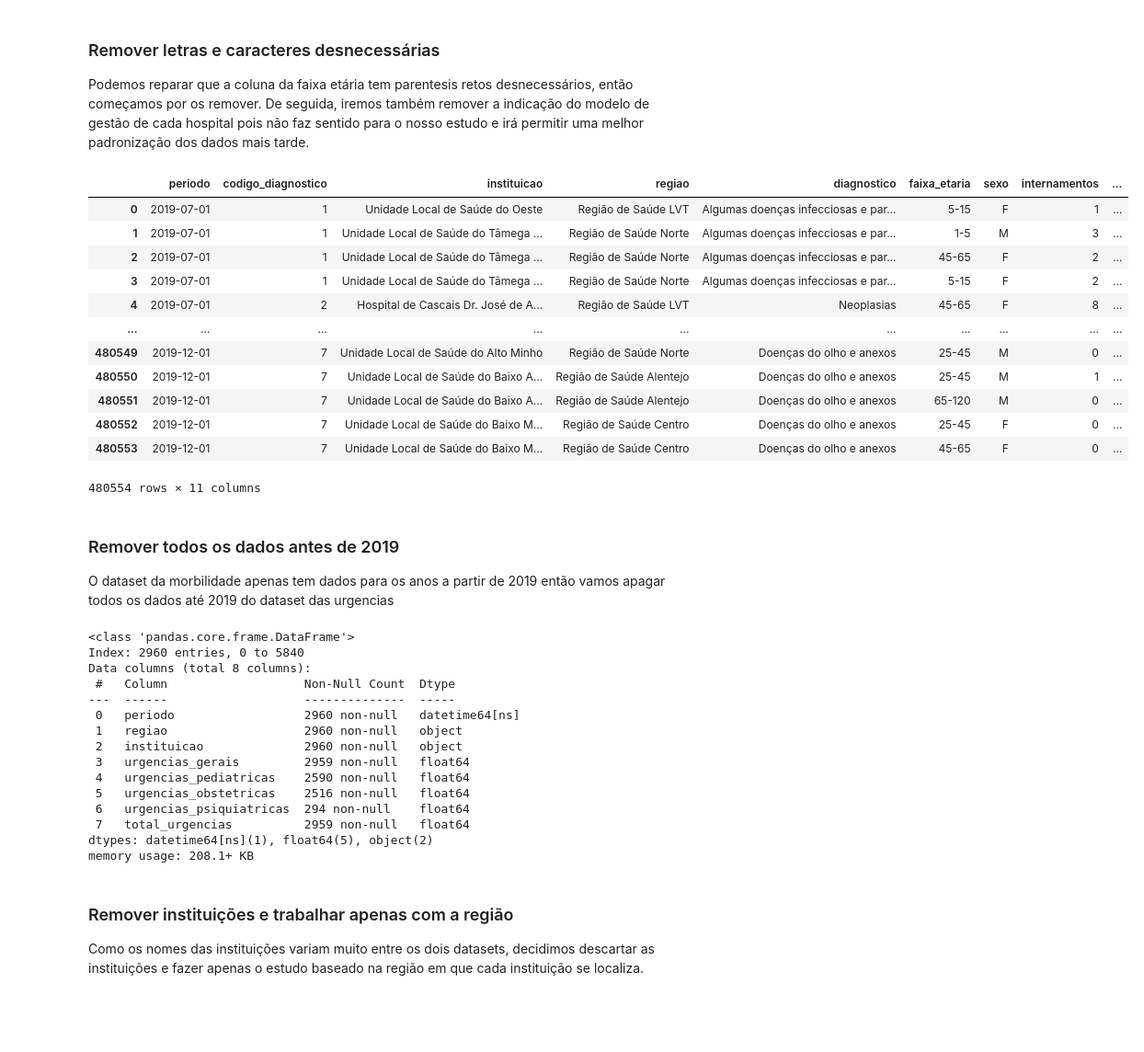
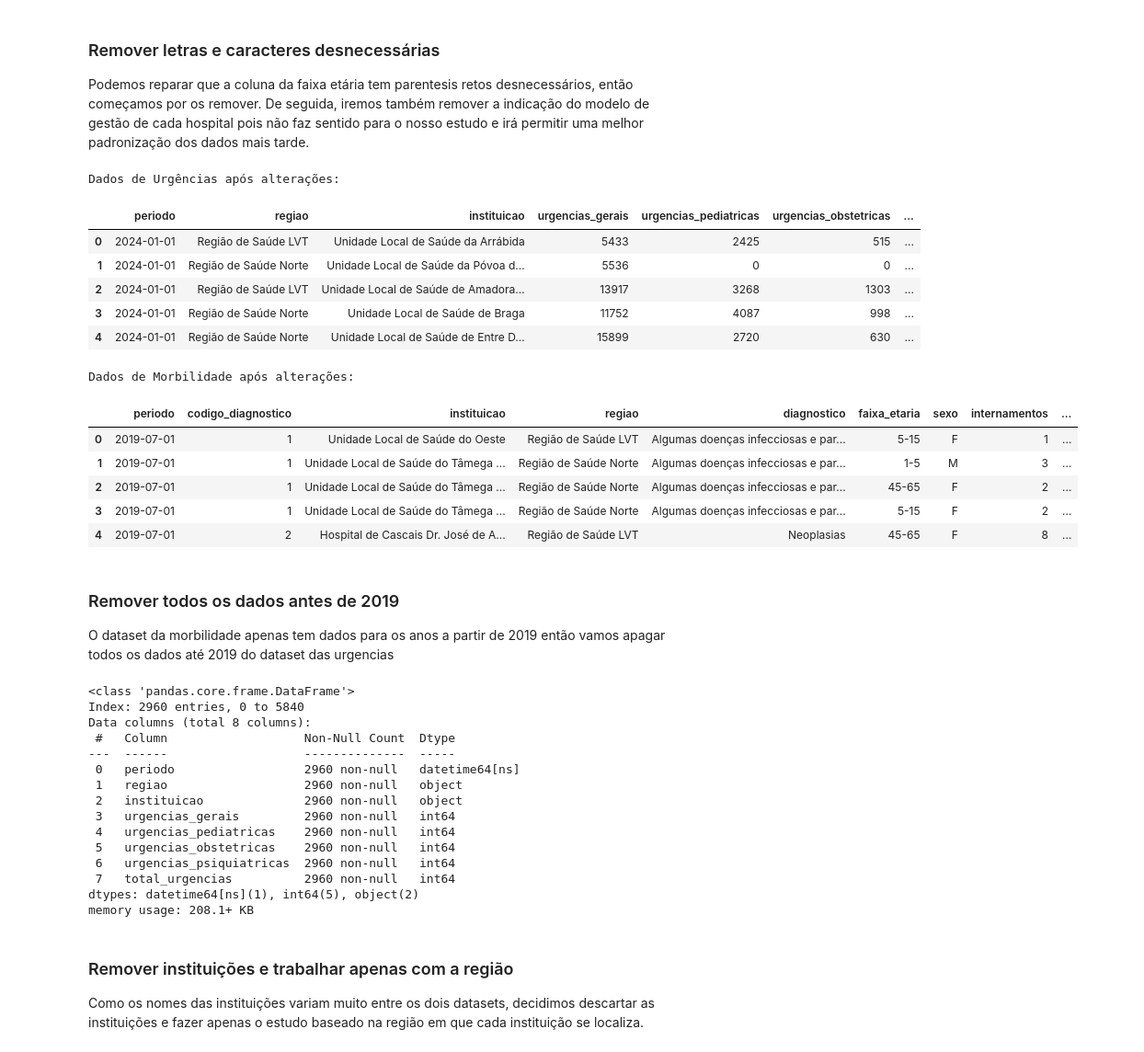
Before and after one commit to He1senb0rg/Projeto-PCD, a Jupyter notebook: projeto.ipynb, the cells around one changed output. Shown: that part at 92% size. Cells and saved outputs as stored; diff of their text form; code cells hidden in the pictures; blank space fills up the shorter version.

```diff
--- a/projeto.ipynb
+++ b/projeto.ipynb
@@ -109,2 +148,5 @@ urgencias = urgencias.rename(columns={
+# %%
+# preencher valores ausentes com 0
+urgencias.fillna(0, inplace=True)
 # %% [markdown]
 ### Trocar tipos de dados
@@ -112,6 +154,14 @@ Não é possivel trocar o tipo de dados das urgencias para int porque temos valo
 # %%
+# converter colunas de período para datetime
 urgencias['periodo'] = pd.to_datetime(urgencias['periodo'])
 morbilidade['periodo'] = pd.to_datetime(morbilidade['periodo'])
+
+# converter colunas de números para inteiros
+urgencias['urgencias_gerais'] = urgencias['urgencias_gerais'].astype(int)
+urgencias['urgencias_pediatricas'] = urgencias['urgencias_pediatricas'].astype(int)
+urgencias['urgencias_obstetricas'] = urgencias['urgencias_obstetricas'].astype(int)
+urgencias['urgencias_psiquiatricas'] = urgencias['urgencias_psiquiatricas'].astype(int)
+urgencias['total_urgencias'] = urgencias['total_urgencias'].astype(int)
 
 print("Tipos de dados em urgências:")
 print(urgencias.dtypes)
@@ -139,30 +189,38 @@ dtype: object
 ### Remover letras e caracteres desnecessárias
 Podemos reparar que a coluna da faixa etária tem parentesis retos desnecessários, então começamos por os remover. De seguida, iremos também remover a indicação do modelo de gestão de cada hospital pois não faz sentido para o nosso estudo e irá permitir uma melhor padronização dos dados mais tarde.
 # %%
+# remover parentesis retos da coluna faixa_etaria
 morbilidade['faixa_etaria'] = morbilidade['faixa_etaria'].str.replace('[', '')
 morbilidade['faixa_etaria'] = morbilidade['faixa_etaria'].str.replace(']', '')
 
+# remover indicação do modelo de gestão da instituição
 morbilidade['instituicao'] = morbilidade['instituicao'].str.split(',').str[0]
 urgencias['instituicao'] = urgencias['instituicao'].str.split(',').str[0]
 
+# remover a palavra "do" da coluna regiao
 morbilidade['regiao'] = morbilidade['regiao'].str.replace(' do ', ' ', regex=False)
 urgencias['regiao'] = urgencias['regiao'].str.replace(' do ', ' ', regex=False)
 
-morbilidade
+# mostrar as primeiras linhas dos dados de urgências e morbilidade após as alterações
+print("\nDados de Urgências após alterações:")
+display(urgencias.head())
+print("\nDados de Morbilidade após alterações:")
+display(morbilidade.head())
 # %% [output]
+Dados de Urgências após alterações:
-|  | periodo | codigo_diagnostico | instituicao | regiao | diagnostico | faixa_etaria | sexo | internamentos | ... |
-| 0 | 2019-07-01 | 1 | Unidade Local de Saúde do Oeste | Região de Saúde LVT | Algumas doenças infecciosas e par... | 5-15 | F | 1 | ... |
-| 1 | 2019-07-01 | 1 | Unidade Local de Saúde do Tâmega ... | Região de Saúde Norte | Algumas doenças infecciosas e par... | 1-5 | M | 3 | ... |
-| 2 | 2019-07-01 | 1 | Unidade Local de Saúde do Tâmega ... | Região de Saúde Norte | Algumas doenças infecciosas e par... | 45-65 | F | 2 | ... |
-| 3 | 2019-07-01 | 1 | Unidade Local de Saúde do Tâmega ... | Região de Saúde Norte | Algumas doenças infecciosas e par... | 5-15 | F | 2 | ... |
-| 4 | 2019-07-01 | 2 | Hospital de Cascais Dr. José de A... | Região de Saúde LVT | Neoplasias | 45-65 | F | 8 | ... |
-| ... | ... | ... | ... | ... | ... | ... | ... | ... | ... |
-| 480549 | 2019-12-01 | 7 | Unidade Local de Saúde do Alto Minho | Região de Saúde Norte | Doenças do olho e anexos | 25-45 | M | 0 | ... |
-| 480550 | 2019-12-01 | 7 | Unidade Local de Saúde do Baixo A... | Região de Saúde Alentejo | Doenças do olho e anexos | 25-45 | M | 1 | ... |
-| 480551 | 2019-12-01 | 7 | Unidade Local de Saúde do Baixo A... | Região de Saúde Alentejo | Doenças do olho e anexos | 65-120 | M | 0 | ... |
-| 480552 | 2019-12-01 | 7 | Unidade Local de Saúde do Baixo M... | Região de Saúde Centro | Doenças do olho e anexos | 25-45 | F | 0 | ... |
-| 480553 | 2019-12-01 | 7 | Unidade Local de Saúde do Baixo M... | Região de Saúde Centro | Doenças do olho e anexos | 45-65 | F | 0 | ... |
+|  | periodo | regiao | instituicao | urgencias_gerais | urgencias_pediatricas | urgencias_obstetricas | ... |
+| 0 | 2024-01-01 | Região de Saúde LVT | Unidade Local de Saúde da Arrábida | 5433 | 2425 | 515 | ... |
+| 1 | 2024-01-01 | Região de Saúde Norte | Unidade Local de Saúde da Póvoa d... | 5536 | 0 | 0 | ... |
+| 2 | 2024-01-01 | Região de Saúde LVT | Unidade Local de Saúde de Amadora... | 13917 | 3268 | 1303 | ... |
+| 3 | 2024-01-01 | Região de Saúde Norte | Unidade Local de Saúde de Braga | 11752 | 4087 | 998 | ... |
+| 4 | 2024-01-01 | Região de Saúde Norte | Unidade Local de Saúde de Entre D... | 15899 | 2720 | 630 | ... |
-480554 rows × 11 columns
+Dados de Morbilidade após alterações:
+|  | periodo | codigo_diagnostico | instituicao | regiao | diagnostico | faixa_etaria | sexo | internamentos | ... |
+| 0 | 2019-07-01 | 1 | Unidade Local de Saúde do Oeste | Região de Saúde LVT | Algumas doenças infecciosas e par... | 5-15 | F | 1 | ... |
+| 1 | 2019-07-01 | 1 | Unidade Local de Saúde do Tâmega ... | Região de Saúde Norte | Algumas doenças infecciosas e par... | 1-5 | M | 3 | ... |
+| 2 | 2019-07-01 | 1 | Unidade Local de Saúde do Tâmega ... | Região de Saúde Norte | Algumas doenças infecciosas e par... | 45-65 | F | 2 | ... |
+| 3 | 2019-07-01 | 1 | Unidade Local de Saúde do Tâmega ... | Região de Saúde Norte | Algumas doenças infecciosas e par... | 5-15 | F | 2 | ... |
+| 4 | 2019-07-01 | 2 | Hospital de Cascais Dr. José de A... | Região de Saúde LVT | Neoplasias | 45-65 | F | 8 | ... |
 # %% [markdown]
 ### Remover todos os dados antes de 2019
 O dataset da morbilidade apenas tem dados para os anos a partir de 2019 então vamos apagar todos os dados até 2019 do dataset das urgencias
@@ -179,12 +237,12 @@ Data columns (total 8 columns):
  0   periodo                  2960 non-null   datetime64[ns]
  1   regiao                   2960 non-null   object
  2   instituicao              2960 non-null   object
- 3   urgencias_gerais         2959 non-null   float64
- 4   urgencias_pediatricas    2590 non-null   float64
- 5   urgencias_obstetricas    2516 non-null   float64
- 6   urgencias_psiquiatricas  294 non-null    float64
- 7   total_urgencias          2959 non-null   float64
-dtypes: datetime64[ns](1), float64(5), object(2)
+ 3   urgencias_gerais         2960 non-null   int64
+ 4   urgencias_pediatricas    2960 non-null   int64
+ 5   urgencias_obstetricas    2960 non-null   int64
+ 6   urgencias_psiquiatricas  2960 non-null   int64
+ 7   total_urgencias          2960 non-null   int64
+dtypes: datetime64[ns](1), int64(5), object(2)
 memory usage: 208.1+ KB
 # %% [markdown]
 ### Remover instituições e trabalhar apenas com a região
```
Also changed, not shown: parts of 26 cells of this notebook.
